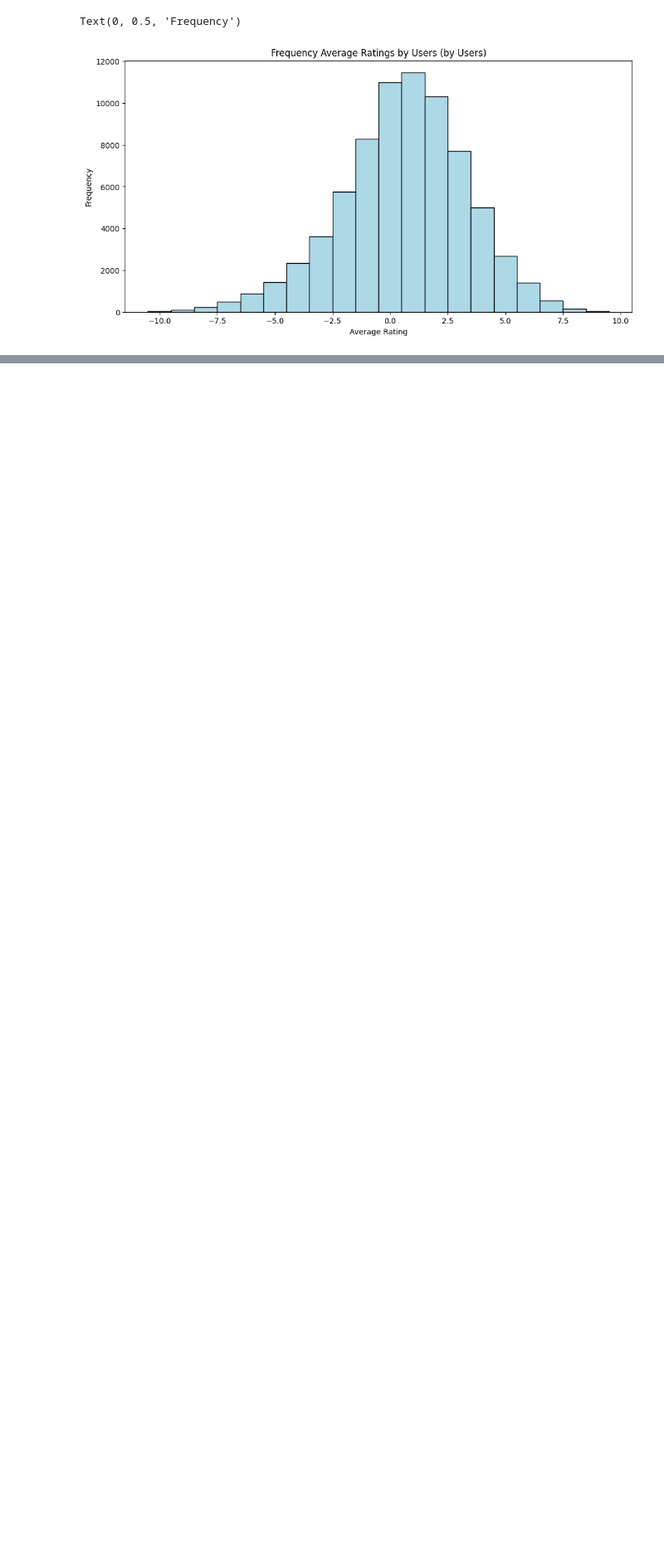
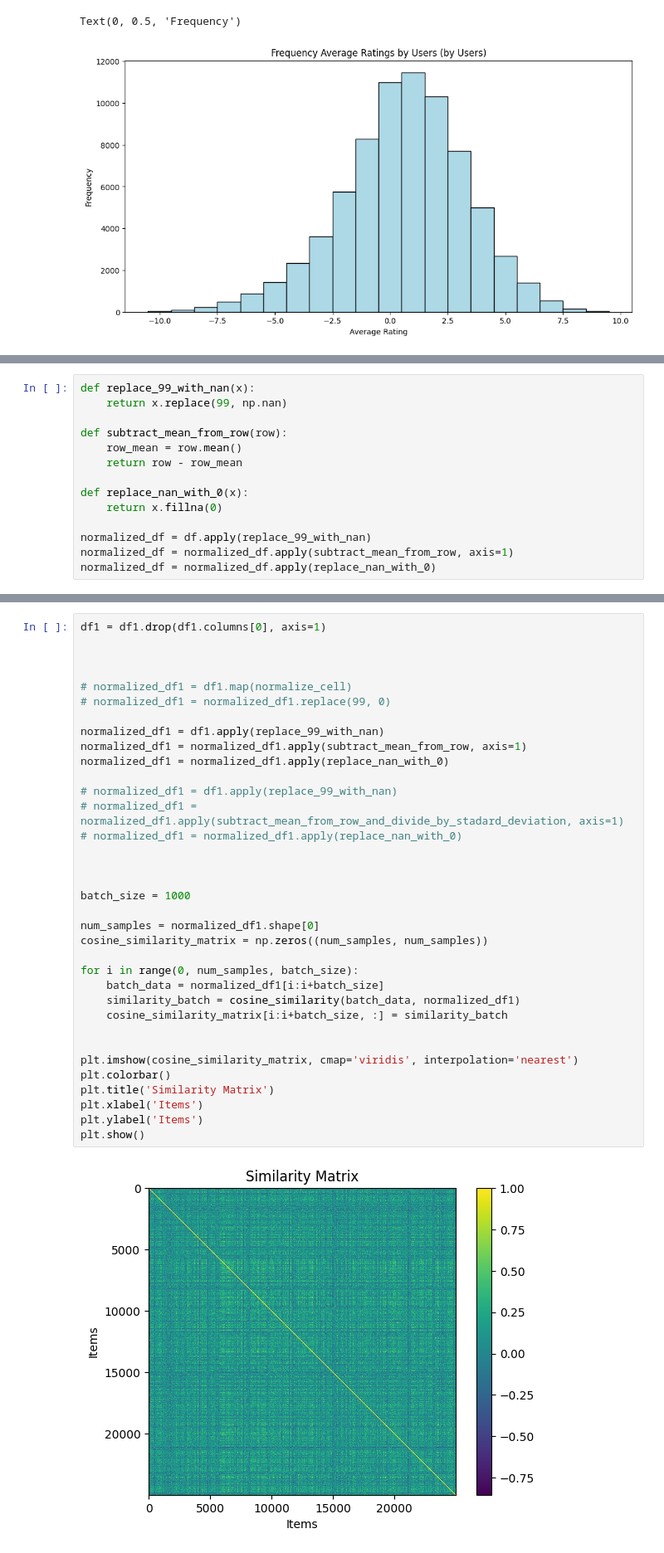
Before and after one commit to richamuktibodh/Laugh-o-Meter, a Jupyter notebook: eda.ipynb, the cells around one changed output, grey strips where cells are left out. Shown at 83% size. Drawn from its saved outputs; the diff is of its cells as text; blank space fills up the shorter version.

```diff
--- a/eda.ipynb
+++ b/eda.ipynb
@@ -253,0 +219,14 @@ similarity_matrix
+# %%
+def replace_99_with_nan(x):
+    return x.replace(99, np.nan)
+
+def subtract_mean_from_row(row):
+    row_mean = row.mean()
+    return row - row_mean
+
+def replace_nan_with_0(x):
+    return x.fillna(0)
+
+normalized_df = df.apply(replace_99_with_nan)
+normalized_df = normalized_df.apply(subtract_mean_from_row, axis=1)
+normalized_df = normalized_df.apply(replace_nan_with_0)
@@ -253,0 +274,37 @@ similarity_matrix
+# %%
+df1 = df1.drop(df1.columns[0], axis=1)
+
+
+
+# normalized_df1 = df1.map(normalize_cell)
+# normalized_df1 = normalized_df1.replace(99, 0)
+
+normalized_df1 = df1.apply(replace_99_with_nan)
+normalized_df1 = normalized_df1.apply(subtract_mean_from_row, axis=1)
+normalized_df1 = normalized_df1.apply(replace_nan_with_0)
+
+# normalized_df1 = df1.apply(replace_99_with_nan)
+# normalized_df1 = normalized_df1.apply(subtract_mean_from_row_and_divide_by_stadard_deviation, axis=1)
+# normalized_df1 = normalized_df1.apply(replace_nan_with_0)
+
+
+
+batch_size = 1000
+
+num_samples = normalized_df1.shape[0]
+cosine_similarity_matrix = np.zeros((num_samples, num_samples))
+
+for i in range(0, num_samples, batch_size):
+    batch_data = normalized_df1[i:i+batch_size]
+    similarity_batch = cosine_similarity(batch_data, normalized_df1)
+    cosine_similarity_matrix[i:i+batch_size, :] = similarity_batch
+
+
+plt.imshow(cosine_similarity_matrix, cmap='viridis', interpolation='nearest')
+plt.colorbar()
+plt.title('Similarity Matrix')
+plt.xlabel('Items')
+plt.ylabel('Items')
+plt.show()
+# %% [output]
+[figure, added]
```
Also changed, not shown: parts of 15 cells of this notebook.
